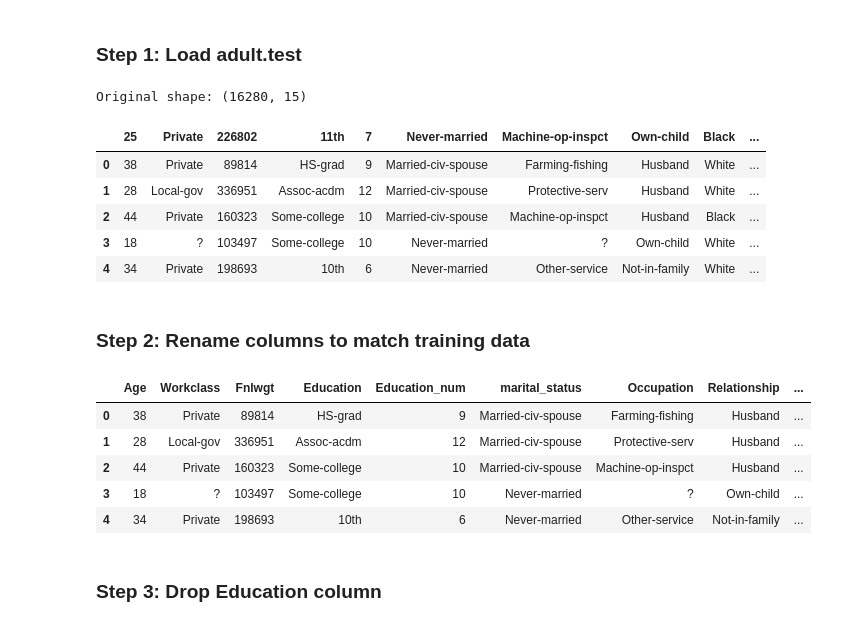
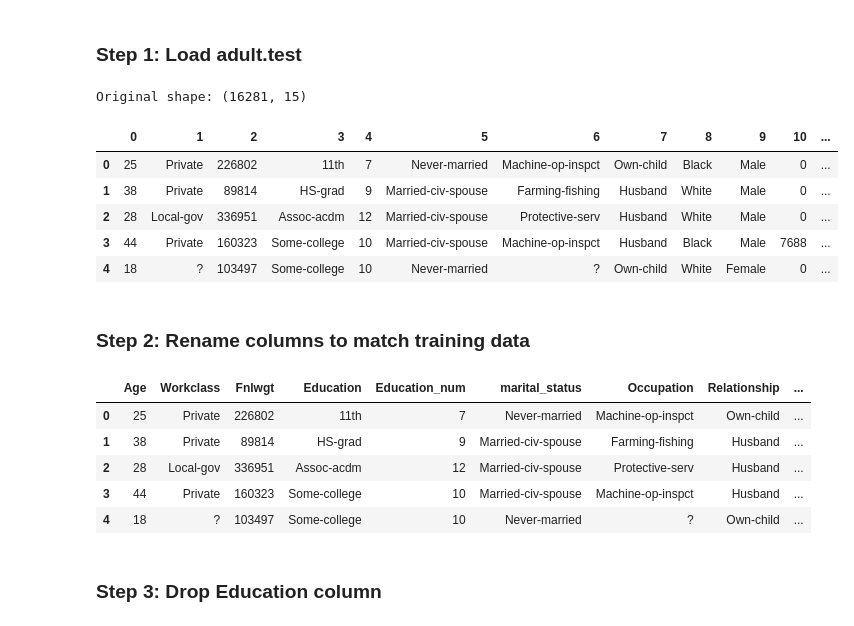
Before and after one commit to evez12/ML-FINAL-PROJECT, a Jupyter notebook: src/utils/adult_preprocessing.ipynb, the cells around one changed output. Saved outputs shown, nothing was run; the diff lists cells and outputs as text; code cells hidden in the pictures.

```diff
--- a/src/utils/adult_preprocessing.ipynb
+++ b/src/utils/adult_preprocessing.ipynb
@@ -321,31 +310,32 @@ Datasets saved successfully: X_train_processed.csv, y_train.csv
 # %% [markdown]
 ### Step 1: Load adult.test
 # %%
-adult_test = pd.read_csv('../../data/adult.test', skiprows=1)
+adult_test = pd.read_csv('../../data/adult.test', header=None, skiprows=1)
 print(f"Original shape: {adult_test.shape}")
 adult_test.head()
 # %% [output]
-Original shape: (16280, 15)
+Original shape: (16281, 15)
-|  | 25 | Private | 226802 | 11th | 7 | Never-married | Machine-op-inspct | Own-child | Black | ... |
-| 0 | 38 | Private | 89814 | HS-grad | 9 | Married-civ-spouse | Farming-fishing | Husband | White | ... |
-| 1 | 28 | Local-gov | 336951 | Assoc-acdm | 12 | Married-civ-spouse | Protective-serv | Husband | White | ... |
-| 2 | 44 | Private | 160323 | Some-college | 10 | Married-civ-spouse | Machine-op-inspct | Husband | Black | ... |
-| 3 | 18 | ? | 103497 | Some-college | 10 | Never-married | ? | Own-child | White | ... |
-| 4 | 34 | Private | 198693 | 10th | 6 | Never-married | Other-service | Not-in-family | White | ... |
+|  | 0 | 1 | 2 | 3 | 4 | 5 | 6 | 7 | 8 | 9 | 10 | ... |
+| 0 | 25 | Private | 226802 | 11th | 7 | Never-married | Machine-op-inspct | Own-child | Black | Male | 0 | ... |
+| 1 | 38 | Private | 89814 | HS-grad | 9 | Married-civ-spouse | Farming-fishing | Husband | White | Male | 0 | ... |
+| 2 | 28 | Local-gov | 336951 | Assoc-acdm | 12 | Married-civ-spouse | Protective-serv | Husband | White | Male | 0 | ... |
+| 3 | 44 | Private | 160323 | Some-college | 10 | Married-civ-spouse | Machine-op-inspct | Husband | Black | Male | 7688 | ... |
+| 4 | 18 | ? | 103497 | Some-college | 10 | Never-married | ? | Own-child | White | Female | 0 | ... |
 # %% [markdown]
 ### Step 2: Rename columns to match training data
 # %%
-adult_test.columns = ['Age', 'Workclass', 'Fnlwgt', 'Education', 'Education_num', 'marital_status',
-                       'Occupation', 'Relationship', 'Race', 'Sex', 'capital_gain', 'capital_loss',
-                       'hours_per_week', 'Country', 'Income']
-adult_test.head()
+adult_test = adult_test.rename(columns={0:'Age', 1:'Workclass', 2:'Fnlwgt', 3:'Education', 4:'Education_num',
+                              5:'marital_status', 6:'Occupation', 7:'Relationship',
+                              8:'Race', 9:'Sex', 10:'capital_gain', 11:'capital_loss', 12:'hours_per_week',
+                              13:'Country', 14:'Income'})
+adult_test.head(5)
 # %% [output]
 |  | Age | Workclass | Fnlwgt | Education | Education_num | marital_status | Occupation | Relationship | ... |
-| 0 | 38 | Private | 89814 | HS-grad | 9 | Married-civ-spouse | Farming-fishing | Husband | ... |
-| 1 | 28 | Local-gov | 336951 | Assoc-acdm | 12 | Married-civ-spouse | Protective-serv | Husband | ... |
-| 2 | 44 | Private | 160323 | Some-college | 10 | Married-civ-spouse | Machine-op-inspct | Husband | ... |
-| 3 | 18 | ? | 103497 | Some-college | 10 | Never-married | ? | Own-child | ... |
-| 4 | 34 | Private | 198693 | 10th | 6 | Never-married | Other-service | Not-in-family | ... |
+| 0 | 25 | Private | 226802 | 11th | 7 | Never-married | Machine-op-inspct | Own-child | ... |
+| 1 | 38 | Private | 89814 | HS-grad | 9 | Married-civ-spouse | Farming-fishing | Husband | ... |
+| 2 | 28 | Local-gov | 336951 | Assoc-acdm | 12 | Married-civ-spouse | Protective-serv | Husband | ... |
+| 3 | 44 | Private | 160323 | Some-college | 10 | Married-civ-spouse | Machine-op-inspct | Husband | ... |
+| 4 | 18 | ? | 103497 | Some-college | 10 | Never-married | ? | Own-child | ... |
 # %% [markdown]
 ### Step 3: Drop Education column
 # %%
```
Also changed, not shown: parts of 27 cells of this notebook, 32 other files.
